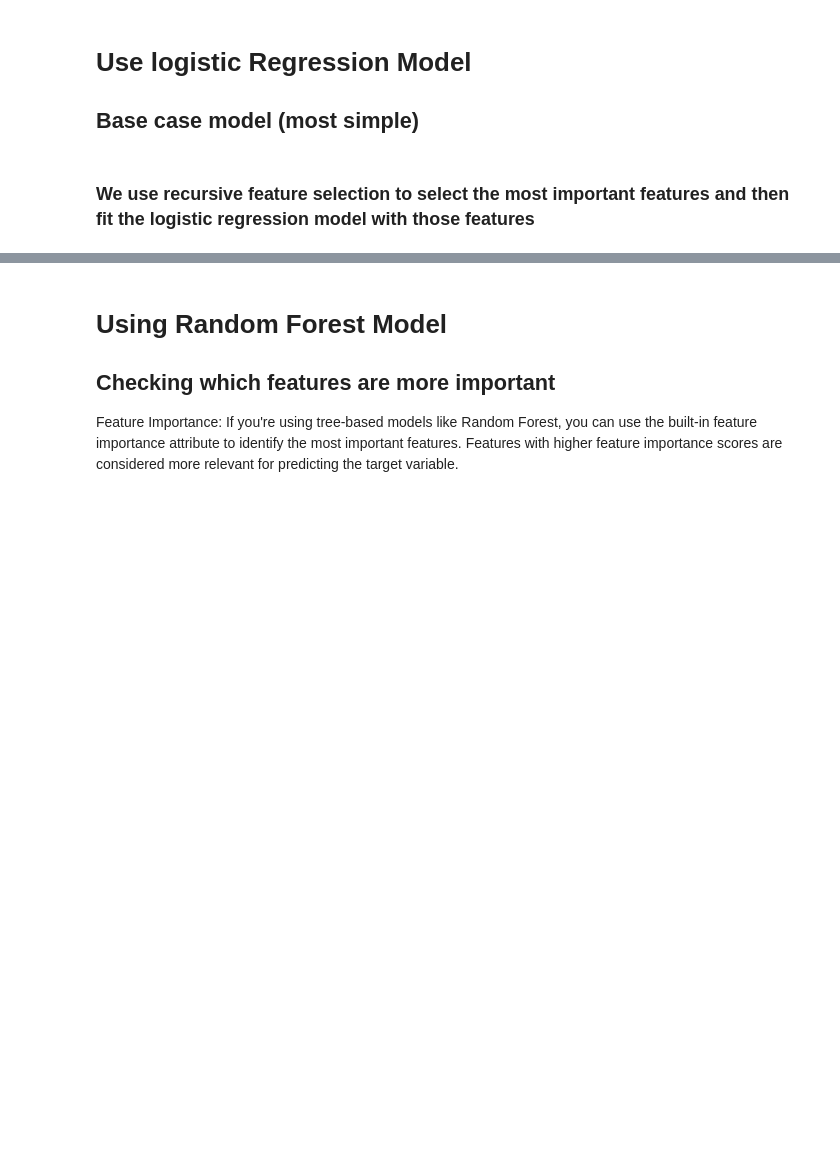
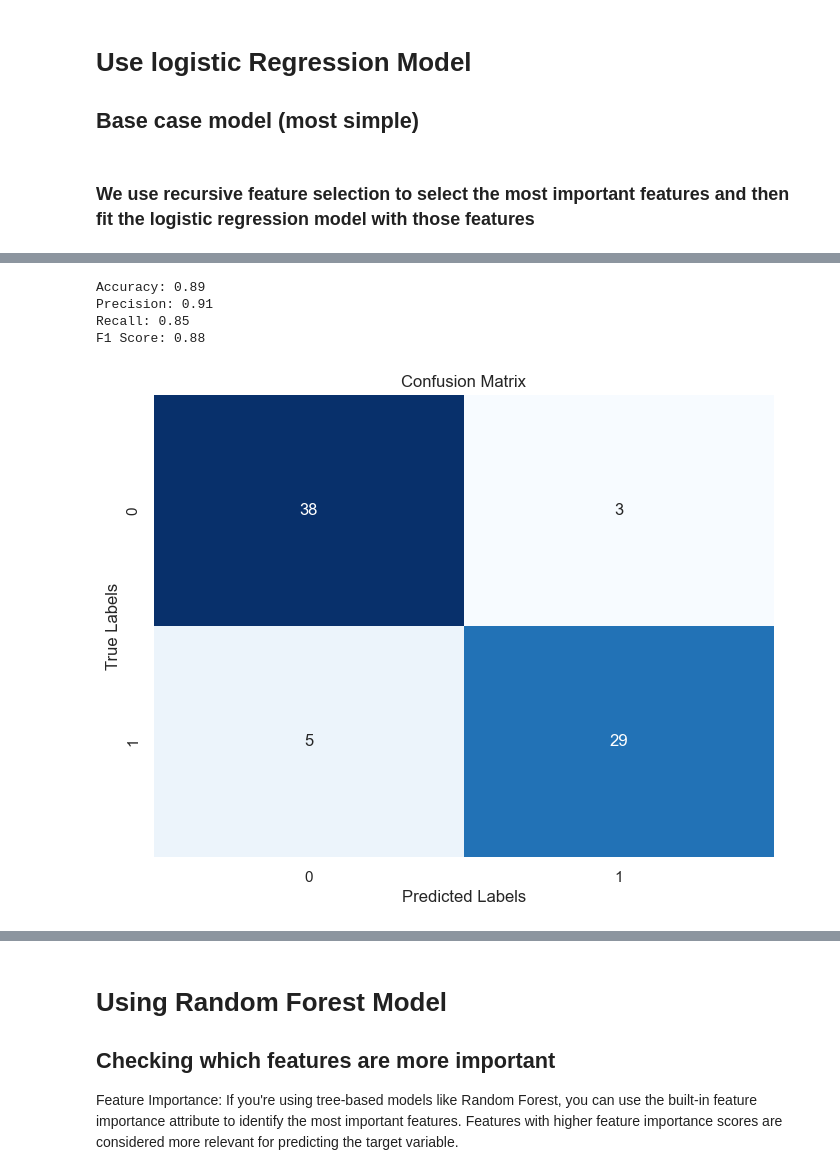
Before and after one commit to GrassjellyMoab/SC1015_MiniProject, a Jupyter notebook: SleepDisorderPred.ipynb, the cells around one changed output, grey strips where cells are left out. Cells and saved outputs as stored; diff of their text form; code cells hidden in the pictures; blank space fills up the shorter version.

```diff
--- a/SleepDisorderPred.ipynb
+++ b/SleepDisorderPred.ipynb
@@ -77,29 +114,17 @@ X_test_scaled = scaler.transform(X_test)
 ### We use recursive feature selection to select the most important features and then fit the logistic regression model with those features
 # %%
 from sklearn.linear_model import LogisticRegression
-from sklearn.feature_selection import SelectKBest, f_classif
 
-def logisticRegression(X_train_scaled, X_test_scaled, y_train, noFeatures):
-    # Initialize SelectKBest with f_classif (ANOVA F-value between label/feature)
-    selector = SelectKBest(score_func=f_classif, k=noFeatures)
-
-    # Fit SelectKBest to training data and transform it
-    X_train_selected = selector.fit_transform(X_train_scaled, y_train)
-    X_test_selected = selector.transform(X_test_scaled)
-
-    # Get selected features indices
-    selected_features_indices = selector.get_support(indices=True)
-
-    # Get the names of selected features
-    selected_features = X_train.columns[selected_features_indices]
-
+def logisticRegression(X_train, X_test, y_train):
     # Initialize logistic regression model
     log_reg_model = LogisticRegression()
+    X_train_scaled = scaler.fit_transform(X_train)
+    X_test_scaled = scaler.fit_transform(X_test)
 
     # Fit the logistic regression model to your training data with selected features
-    log_reg_model.fit(X_train_selected, y_train)
+    log_reg_model.fit(X_train_scaled, y_train)
 
     # Predict data
-    y_pred_log = log_reg_model.predict(X_test_selected)
+    y_pred_log = log_reg_model.predict(X_test_scaled)
 
-    return y_pred_log , list(selected_features)
+    return y_pred_log
@@ -173,0 +131,27 @@ plt.show()
+# %%
+from sklearn.metrics import confusion_matrix, accuracy_score, precision_score, recall_score, f1_score
+
+predictors = ["Quality of Sleep", "Sleep Duration", "BMI Category"]
+
+y_pred = logisticRegression(X_train[predictors], X_test[predictors], y_train)
+
+# Calculating metrics
+accuracy = accuracy_score(y_test, y_pred)
+precision = precision_score(y_test, y_pred)
+recall = recall_score(y_test, y_pred)
+f1 = f1_score(y_test, y_pred)
+
+# Print the metrics
+print(f"Accuracy: {accuracy:.2f}")
+print(f"Precision: {precision:.2f}")
+print(f"Recall: {recall:.2f}")
+print(f"F1 Score: {f1:.2f}")
+
+# Plotting the confusion matrix
+displayConfusionMatrix(y_test, y_pred)
+# %% [output]
+Accuracy: 0.89
+Precision: 0.91
+Recall: 0.85
+F1 Score: 0.88
+[figure, added]
```
Also changed, not shown: parts of 57 cells of this notebook.
